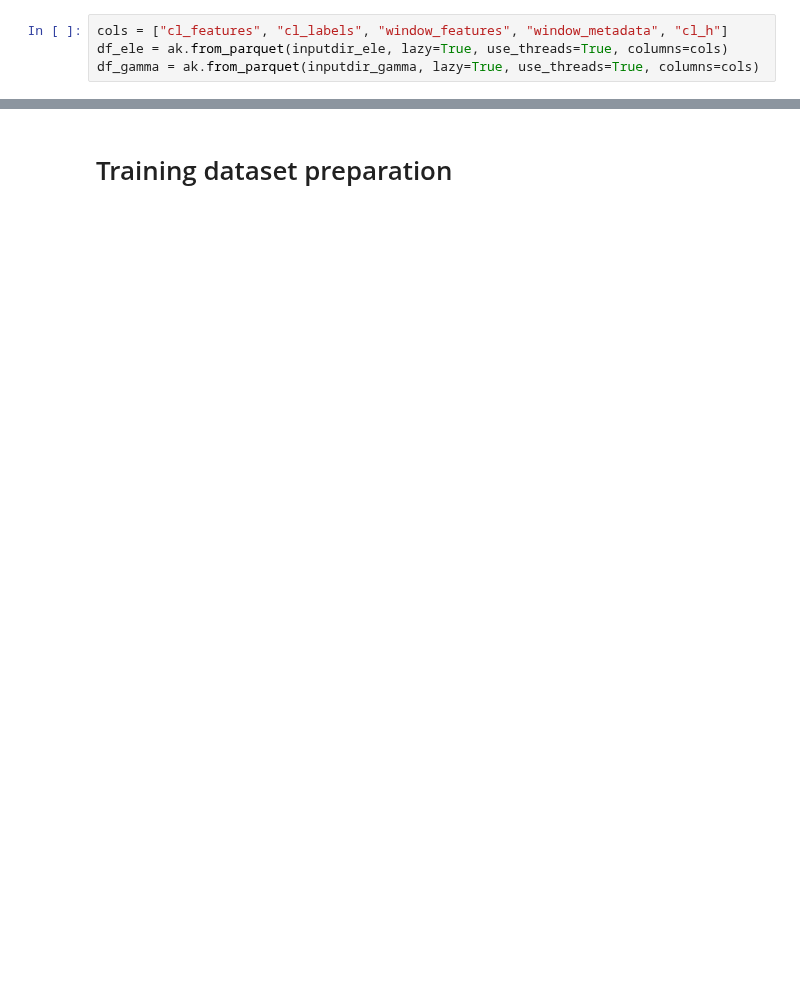
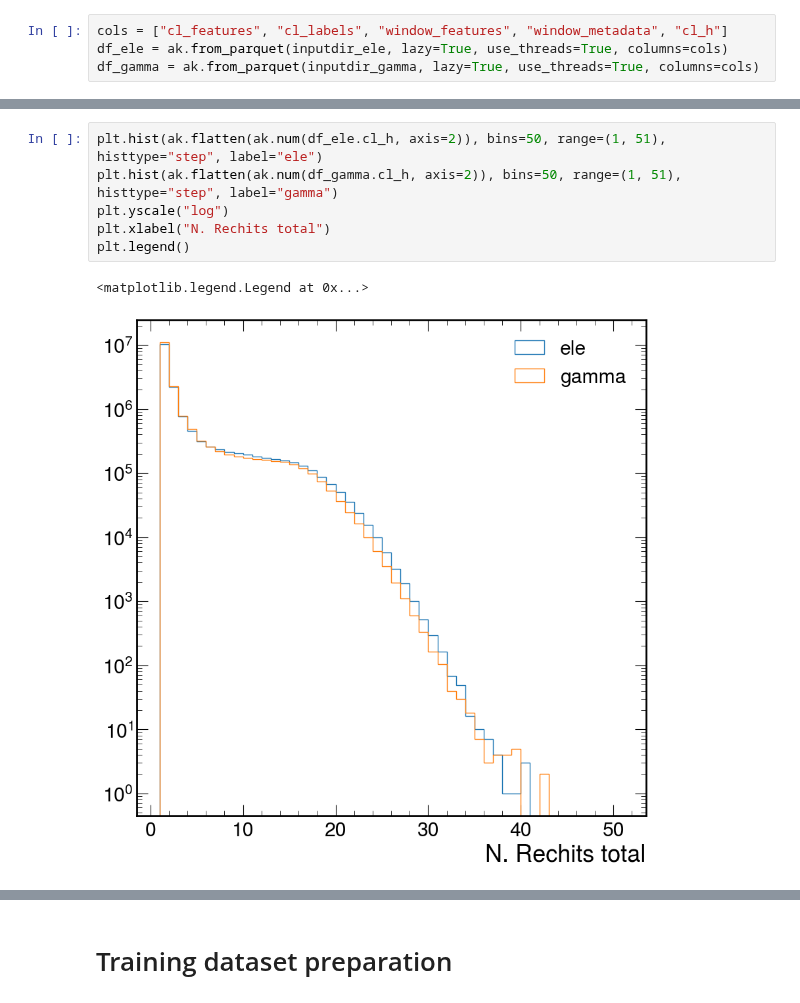
Before and after one commit to valsdav/DeepSuperCluster, a Jupyter notebook: Training/global_model/Awkward_input_manipulation.ipynb, the cells around one changed output, grey strips where cells are left out. Drawn from its saved outputs; the diff is of its cells as text; blank space fills up the shorter version.

```diff
--- a/Training/global_model/Awkward_input_manipulation.ipynb
+++ b/Training/global_model/Awkward_input_manipulation.ipynb
@@ -22,0 +38,9 @@ df_gamma = ak.from_parquet(inputdir_gamma, lazy=True, use_threads=True, columns=
+# %%
+plt.hist(ak.flatten(ak.num(df_ele.cl_h, axis=2)), bins=50, range=(1, 51), histtype="step", label="ele")
+plt.hist(ak.flatten(ak.num(df_gamma.cl_h, axis=2)), bins=50, range=(1, 51), histtype="step", label="gamma")
+plt.yscale("log")
+plt.xlabel("N. Rechits total")
+plt.legend()
+# %% [output]
+<matplotlib.legend.Legend at 0x...>
+[figure, added]
```
Also changed, not shown: parts of 50 cells of this notebook.
